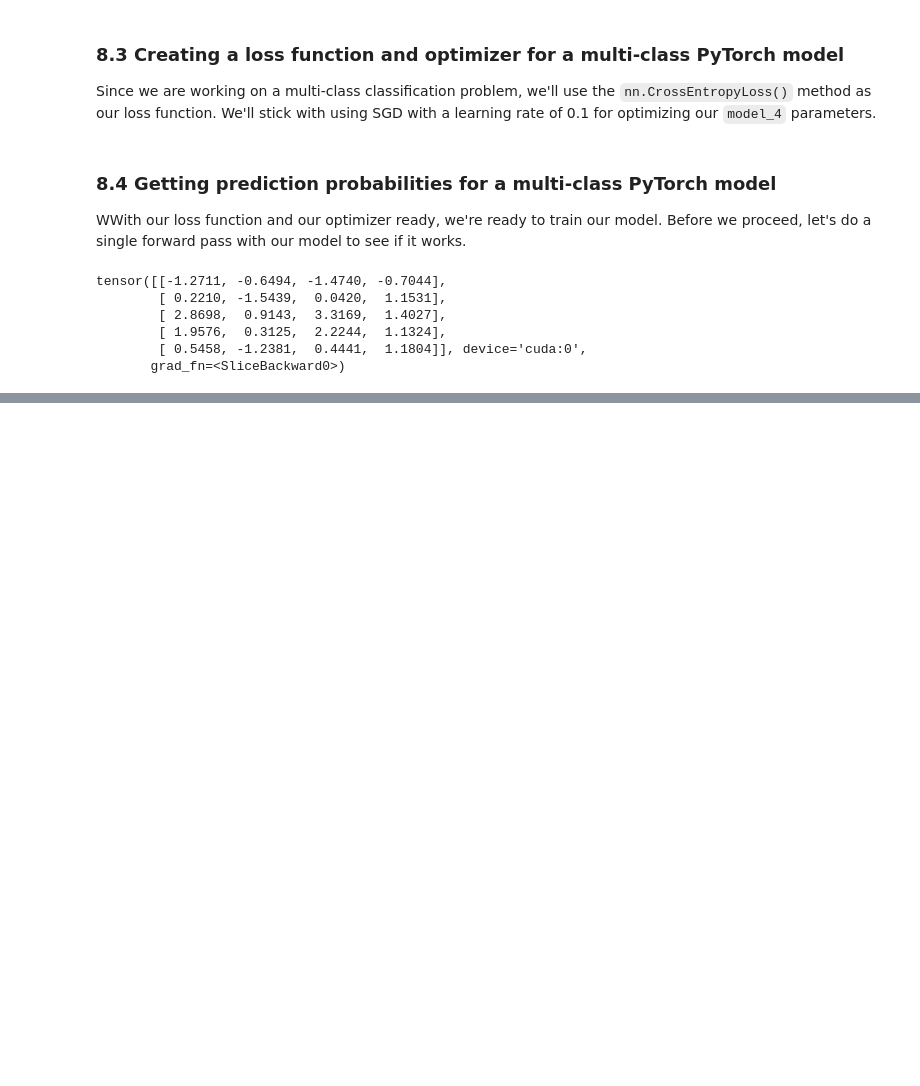
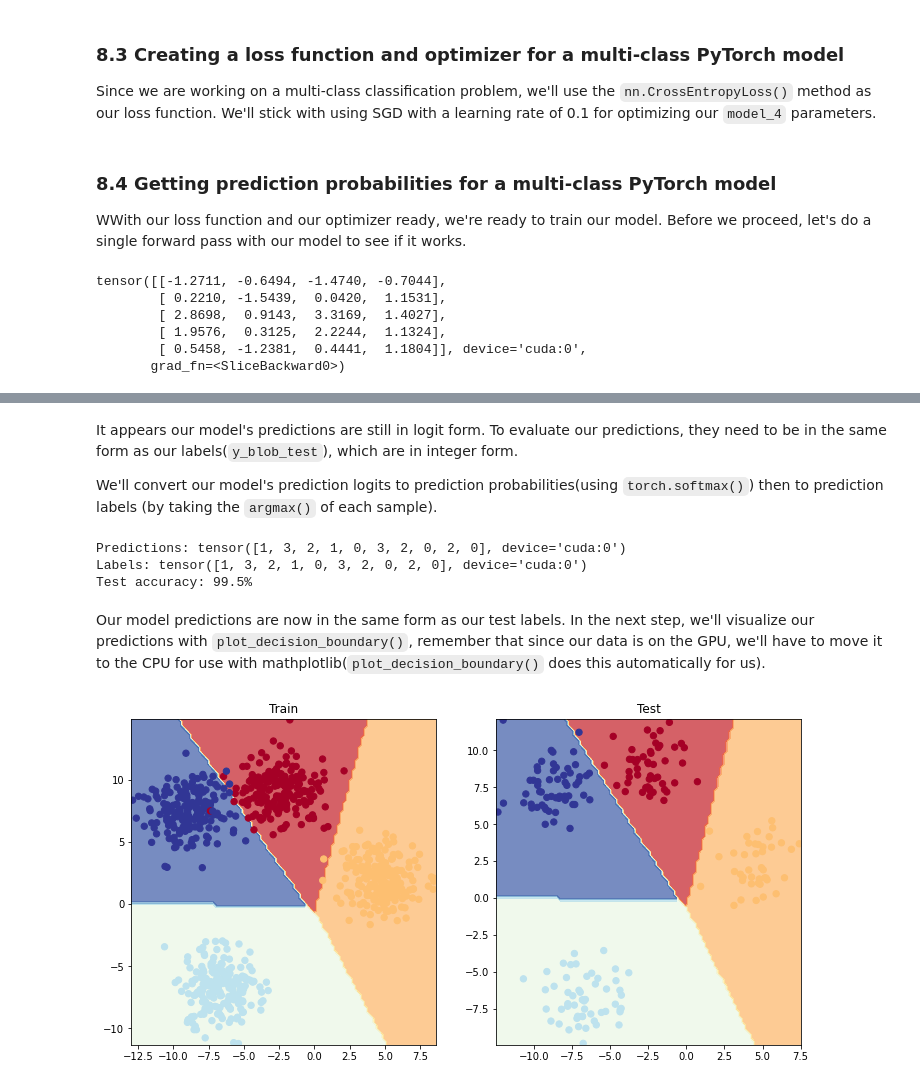
Before and after one commit to MMoronto/pytorch_exercises, a Jupyter notebook: Pytorch_exercises.ipynb, the cells around one changed output, grey strips where cells are left out. Drawn from its saved outputs; the diff is of its cells as text; code cells hidden in the pictures; blank space fills up the shorter version.

```diff
--- a/Pytorch_exercises.ipynb
+++ b/Pytorch_exercises.ipynb
@@ -2580,0 +2594,8 @@ tensor([[-1.2711, -0.6494, -1.4740, -0.7044],
+# %%
+# Make prediction logits with model
+y_logits = model_4(X_blob_test.to(device))
+
+# Perform softmax calculation on logits across dimension 1 to get prediction probabilities
+y_pred_probs = torch.softmax(y_logits, dim=1)
+print(y_logits[:5])
+print(y_pred_probs[:5])
@@ -2584,0 +2727,31 @@ tensor([[-1.2711, -0.6494, -1.4740, -0.7044],
+# %% [markdown]
+It appears our model's predictions are still in logit form. To evaluate our predictions, they need to be in the same form as our labels(`y_blob_test`), which are in integer form.
+
+We'll convert our model's prediction logits to prediction probabilities(using `torch.softmax()`) then to prediction labels (by taking the `argmax()` of each sample).
+# %%
+# Turn predicted logits into prediction probabilities
+y_pred_probs = torch.softmax(y_logits, dim=1)
+
+# Turn prediction probabilities into prediction labels
+y_preds = y_pred_probs.argmax(dim=1)
+
+# Compare first 10 model preds and test labels
+print(f"Predictions: {y_preds[:10]}\nLabels: {y_blob_test[:10]}")
+print(f"Test accuracy: {accuracy_fn(y_true=y_blob_test, y_pred=y_preds)}%")
+# %% [output]
+Predictions: tensor([1, 3, 2, 1, 0, 3, 2, 0, 2, 0], device='cuda:0')
+Labels: tensor([1, 3, 2, 1, 0, 3, 2, 0, 2, 0], device='cuda:0')
+Test accuracy: 99.5%
+# %% [markdown]
+Our model predictions are now in the same form as our test labels.
+ In the next step, we'll visualize our predictions with `plot_decision_boundary()`, remember that since our data is on the GPU, we'll have to move it to the CPU for use with mathplotlib(`plot_decision_boundary()` does this automatically for us).
+# %%
+plt.figure(figsize=(12, 6))
+plt.subplot(1, 2, 1)
+plt.title("Train")
+plot_decision_boundary(model_4, X_blob_train, y_blob_train)
+plt.subplot(1, 2, 2)
+plt.title("Test")
+plot_decision_boundary(model_4, X_blob_test, y_blob_test)
+# %% [output]
+[figure, added]
```
Also changed, not shown: parts of 21 cells of this notebook.
